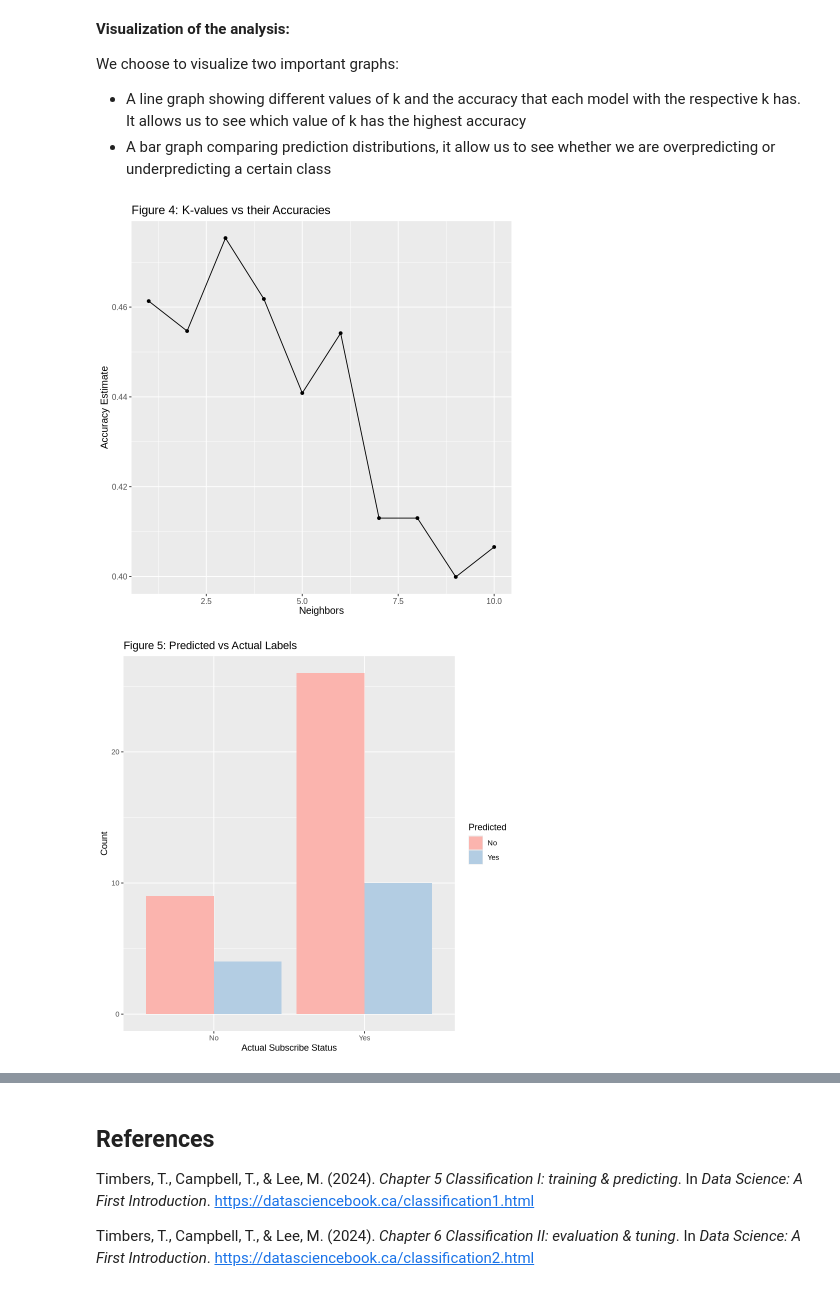
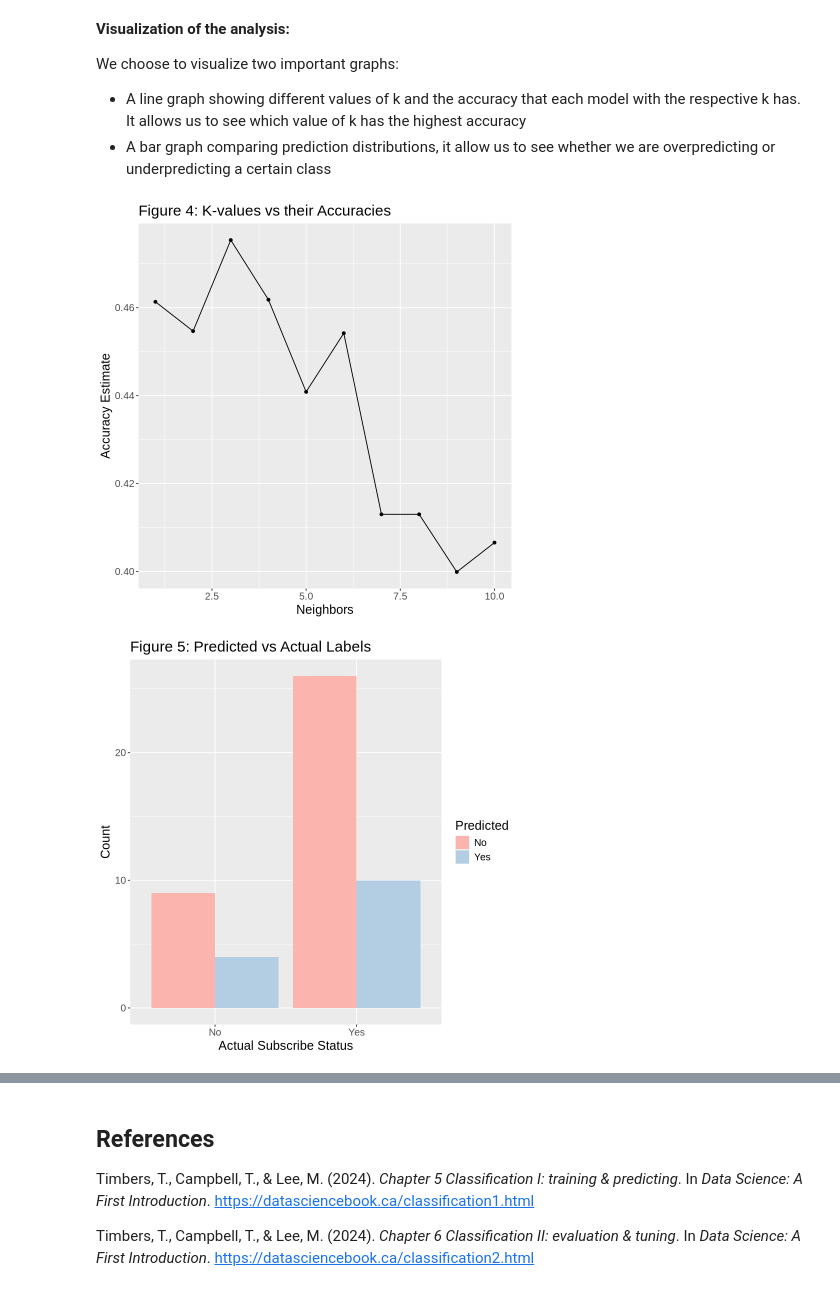
Before and after one commit to duybau2006/Data-Science-100-Group-Project, a Jupyter notebook: Group Project Final Report.ipynb, the cells around one changed output, grey strips where cells are left out. Cells and saved outputs as stored; diff of their text form; code cells hidden in the pictures.

```diff
--- a/Group Project Final Report.ipynb
+++ b/Group Project Final Report.ipynb
@@ -433,27 +433,28 @@ We choose to visualize two important graphs:
 # %%
 # to choose the best K-value
 accuracy_vs_k <- ggplot(accuracies, aes(x = neighbors, y = mean)) +
   geom_point() +
   geom_line() +
   labs(x = "Neighbors", y = "Accuracy Estimate") +
     ggtitle("Figure 4: K-values vs their Accuracies") +
-  theme(text = element_text(size = 12))
+  theme(text = element_text(size = 15))
 
 accuracy_vs_k
 
 # To see how well our model predict the class
 predictions_plot <- players_test_predictions |>
     count(subscribe, .pred_class) |>
     ggplot(aes(x = subscribe, y = n, fill = .pred_class)) +
     geom_bar(stat = "identity", position = "dodge") +
     scale_fill_brewer(palette = "Pastel1") +
     labs(x = "Actual Subscribe Status", y = "Count", fill = "Predicted") +
-    ggtitle("Figure 5: Predicted vs Actual Labels")
+    ggtitle("Figure 5: Predicted vs Actual Labels") +
+  theme(text = element_text(size = 15))
 
 predictions_plot
 # %% [output]
-[figure, old version]
+[figure, new version]
-[figure, old version]
+[figure, new version]
 # %% [markdown]
 ## **III. Discussion**
 
```
Also changed, not shown: parts of 4 cells of this notebook.
